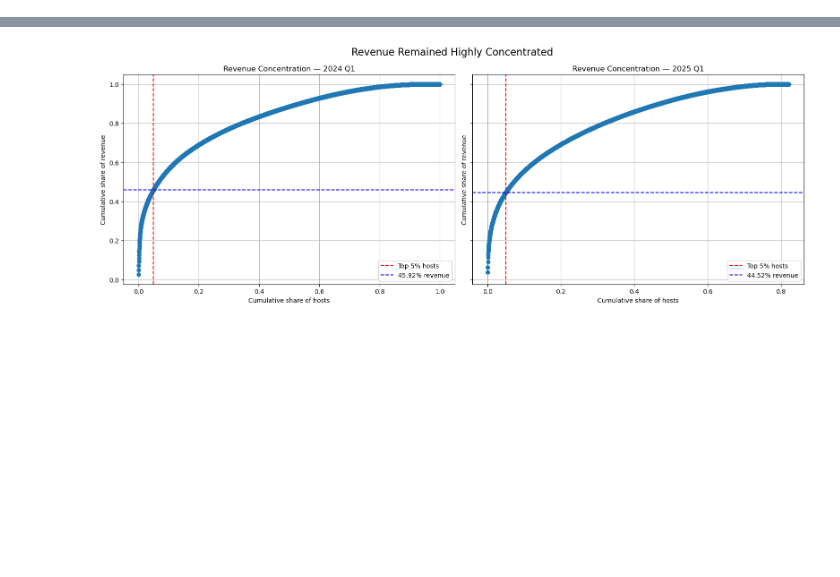
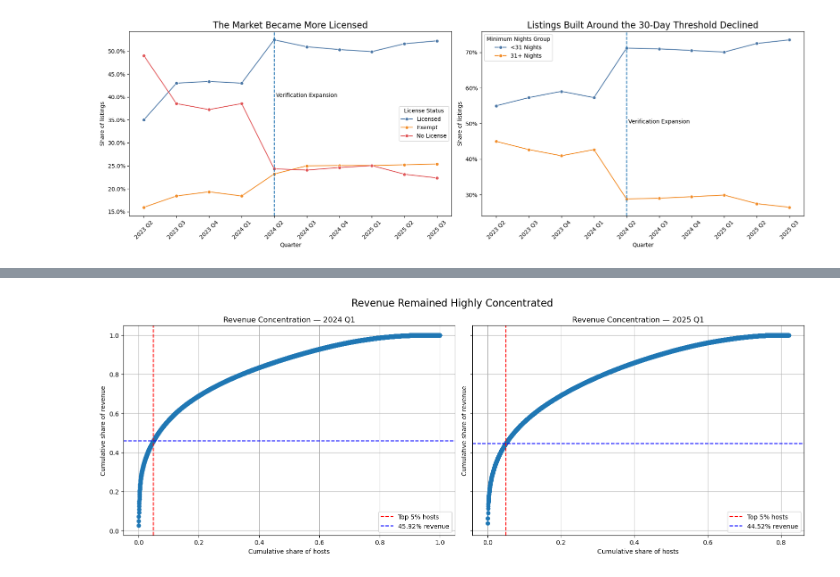
Before and after one commit to johbry17/Capital-Crashpad, a Jupyter notebook: notebooks/case_study.ipynb, the cells around one changed output, grey strips where cells are left out. Saved outputs shown, nothing was run; the diff lists cells and outputs as text; code cells hidden in the pictures; blank space fills up the shorter version.

```diff
--- a/notebooks/case_study.ipynb
+++ b/notebooks/case_study.ipynb
@@ -163,0 +72,95 @@ plt.show()
+# %%
+# license rate by quarter
+df_license = pd.read_sql(
+    """
+    SELECT
+        quarter,
+        quarter_index,
+        license,
+        100.0 * COUNT(*) * 1.0 / SUM(COUNT(*)) OVER (PARTITION BY quarter) AS license_share
+    FROM listings_long
+    GROUP BY quarter, quarter_index, license
+    ORDER BY quarter_index, license;
+    """,
+    engine,
+)
+
+# # percent of listings with 31+ minimum nights by quarter
+df_min_nights = pd.read_sql(
+    """
+    SELECT
+        quarter,
+        quarter_index,
+        100.0 * SUM(CASE WHEN minimum_nights >= 31 THEN 1 ELSE 0 END) / COUNT(*) AS pct_31plus_min_nights,
+        100.0 * SUM(CASE WHEN minimum_nights < 31 THEN 1 ELSE 0 END) / COUNT(*) AS pct_short_min_nights
+    FROM listings_long
+    GROUP BY quarter, quarter_index
+    ORDER BY quarter_index;
+    """,
+    engine,
+)
+
+fig, axes = plt.subplots(1, 2, figsize=(18, 6))
+
+# license rate by quarter
+sns.lineplot(
+    data=df_license,
+    x="quarter",
+    y="license_share",
+    hue="license",
+    palette={"Licensed": "#4e79a7", "Exempt": "#f28e2b", "No License": "#e15759"},
+    marker="o",
+    ax=axes[0]
+)
+axes[0].set_title("The Market Became More Licensed", fontsize=16)
+axes[0].set_xlabel("Quarter")
+axes[0].set_ylabel("Share of listings")
+axes[0].tick_params(axis='x', rotation=45)
+axes[0].yaxis.set_major_formatter(PercentFormatter())
+labels = [label.get_text().replace("_", " ") for label in axes[0].get_xticklabels()]
+axes[0].set_xticklabels(labels)
+axes[0].axvline(x="2024_Q2", linestyle="--")
+axes[0].text("2024_Q2", 40, " Verification Expansion")
+handles, labels = axes[0].get_legend_handles_labels()
+order = ["Licensed", "Exempt", "No License"]
+ordered_handles = [handles[labels.index(l)] for l in order]
+axes[0].legend(ordered_handles, order, title="License Status")
+
+# percent of listings with 31+ minimum nights
+palette = {"<31 Minimum Nights": "#4e79a7", "31+ Minimum Nights": "#f28e2b"}
+sns.lineplot(
+    data=df_min_nights,
+    x="quarter",
+    y="pct_31plus_min_nights",
+    marker="o",
+    label="31+ Nights",
+    color=palette["31+ Minimum Nights"],
+    ax=axes[1]
+)
+sns.lineplot(
+    data=df_min_nights,
+    x="quarter",
+    y="pct_short_min_nights",
+    marker="o",
+    label="<31 Nights",
+    color=palette["<31 Minimum Nights"],
+    ax=axes[1]
+)
+axes[1].set_title("Listings Built Around the 30-Day Threshold Declined", fontsize=16)
+axes[1].set_xlabel("Quarter")
+axes[1].set_ylabel("Share of listings")
+axes[1].tick_params(axis='x', rotation=45)
+axes[1].yaxis.set_major_formatter(PercentFormatter())
+labels = [label.get_text().replace("_", " ") for label in axes[1].get_xticklabels()]
+axes[1].set_xticklabels(labels)
+axes[1].axvline(x="2024_Q2", linestyle="--")
+axes[1].text("2024_Q2", 50, " Verification Expansion")
+handles, labels = axes[1].get_legend_handles_labels()
+order = ["<31 Nights", "31+ Nights"]
+ordered_handles = [handles[labels.index(l)] for l in order]
+axes[1].legend(ordered_handles, order, title="Minimum Nights Group")
+
+plt.tight_layout()
+plt.show()
+# %% [output]
+[figure, added]
```
Also changed, not shown: parts of 24 cells of this notebook, 1 other file.
